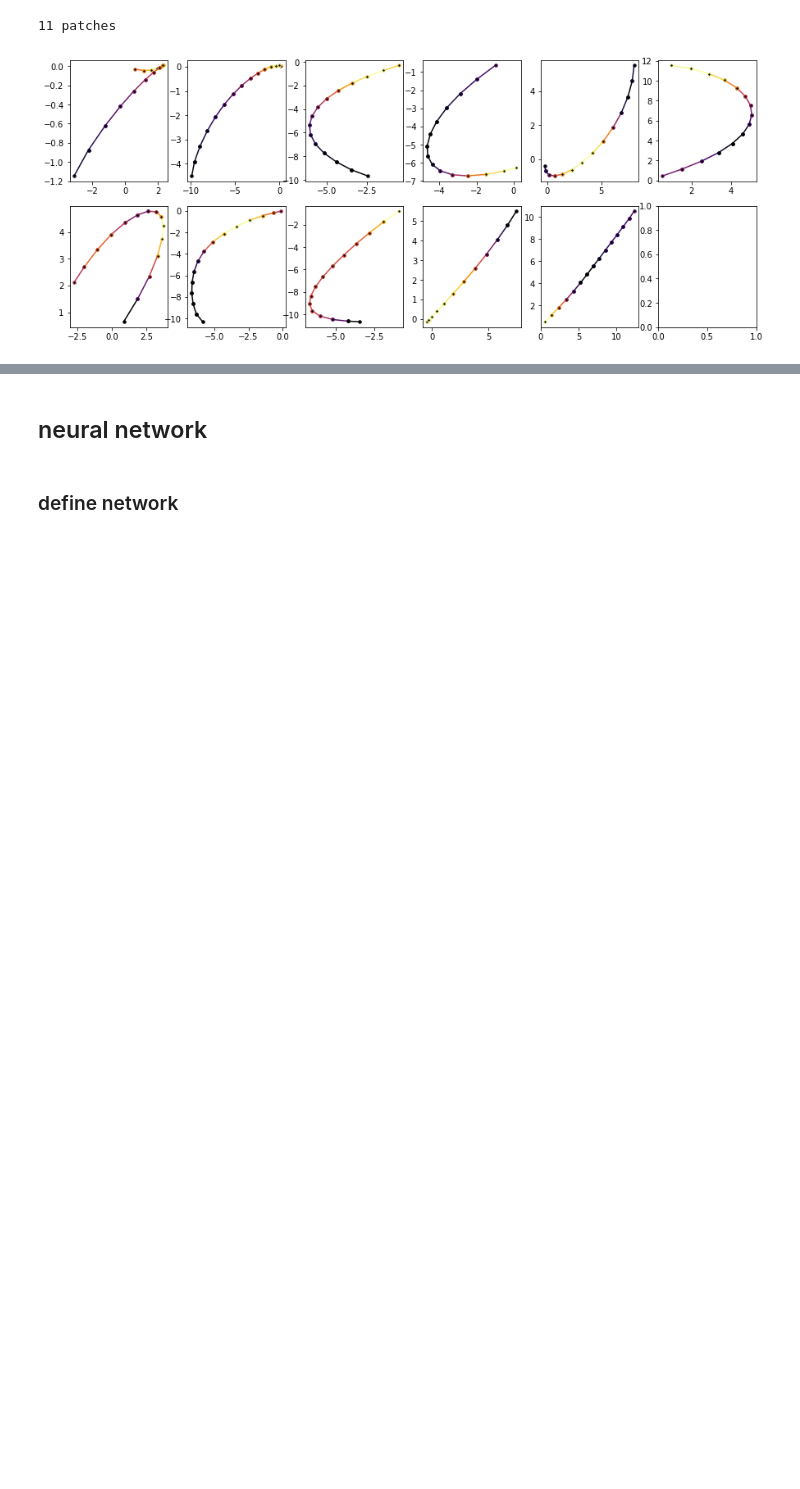
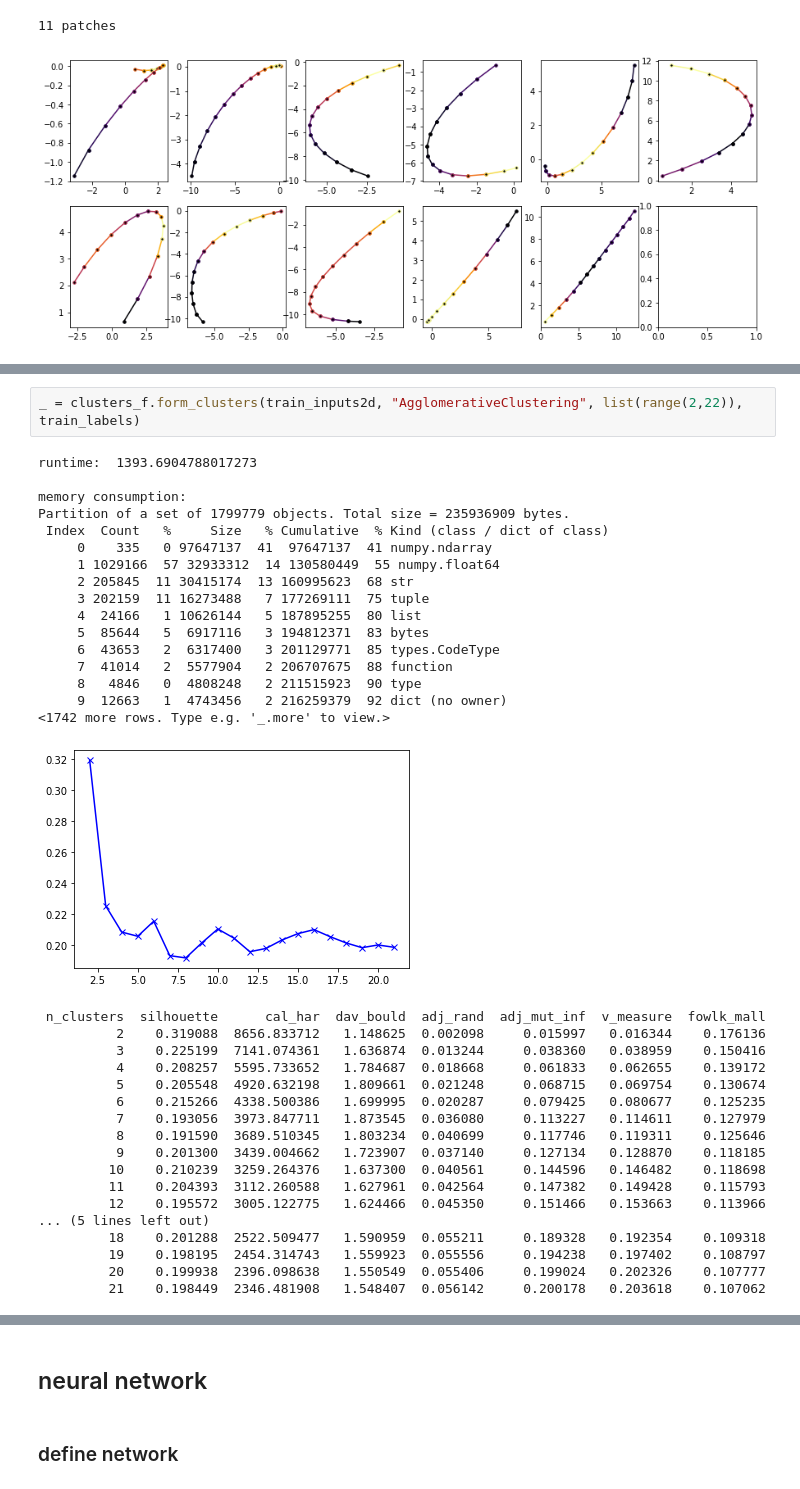
Before and after one commit to gourarushi/Character-Trajectory, a Jupyter notebook: project/CharacterTrajectories_Patches.ipynb, the cells around one changed output, grey strips where cells are left out. Drawn from its saved outputs; the diff is of its cells as text; blank space fills up the shorter version.

```diff
--- a/project/CharacterTrajectories_Patches.ipynb
+++ b/project/CharacterTrajectories_Patches.ipynb
@@ -314,0 +179,37 @@ original sample
+# %%
+_ = clusters_f.form_clusters(train_inputs2d, "AgglomerativeClustering", list(range(2,22)), train_labels)
+# %% [output]
+runtime:  1393.6904788017273
+
+memory consumption:
+Partition of a set of 1799779 objects. Total size = 235936909 bytes.
+ Index  Count   %     Size   % Cumulative  % Kind (class / dict of class)
+     0    335   0 97647137  41  97647137  41 numpy.ndarray
+     1 1029166  57 32933312  14 130580449  55 numpy.float64
+     2 205845  11 30415174  13 160995623  68 str
+     3 202159  11 16273488   7 177269111  75 tuple
+     4  24166   1 10626144   5 187895255  80 list
+     5  85644   5  6917116   3 194812371  83 bytes
+     6  43653   2  6317400   3 201129771  85 types.CodeType
+     7  41014   2  5577904   2 206707675  88 function
+     8   4846   0  4808248   2 211515923  90 type
+     9  12663   1  4743456   2 216259379  92 dict (no owner)
+<1742 more rows. Type e.g. '_.more' to view.>
+[figure, added]
+ n_clusters  silhouette      cal_har  dav_bould  adj_rand  adj_mut_inf  v_measure  fowlk_mall
+          2    0.319088  8656.833712   1.148625  0.002098     0.015997   0.016344    0.176136
+          3    0.225199  7141.074361   1.636874  0.013244     0.038360   0.038959    0.150416
+          4    0.208257  5595.733652   1.784687  0.018668     0.061833   0.062655    0.139172
+          5    0.205548  4920.632198   1.809661  0.021248     0.068715   0.069754    0.130674
+          6    0.215266  4338.500386   1.699995  0.020287     0.079425   0.080677    0.125235
+          7    0.193056  3973.847711   1.873545  0.036080     0.113227   0.114611    0.127979
+          8    0.191590  3689.510345   1.803234  0.040699     0.117746   0.119311    0.125646
+          9    0.201300  3439.004662   1.723907  0.037140     0.127134   0.128870    0.118185
+         10    0.210239  3259.264376   1.637300  0.040561     0.144596   0.146482    0.118698
+         11    0.204393  3112.260588   1.627961  0.042564     0.147382   0.149428    0.115793
+         12    0.195572  3005.122775   1.624466  0.045350     0.151466   0.153663    0.113966
+... (5 lines left out)
+         18    0.201288  2522.509477   1.590959  0.055211     0.189328   0.192354    0.109318
+         19    0.198195  2454.314743   1.559923  0.055556     0.194238   0.197402    0.108797
+         20    0.199938  2396.098638   1.550549  0.055406     0.199024   0.202326    0.107777
+         21    0.198449  2346.481908   1.548407  0.056142     0.200178   0.203618    0.107062
```
Also changed, not shown: parts of 20 cells of this notebook.
